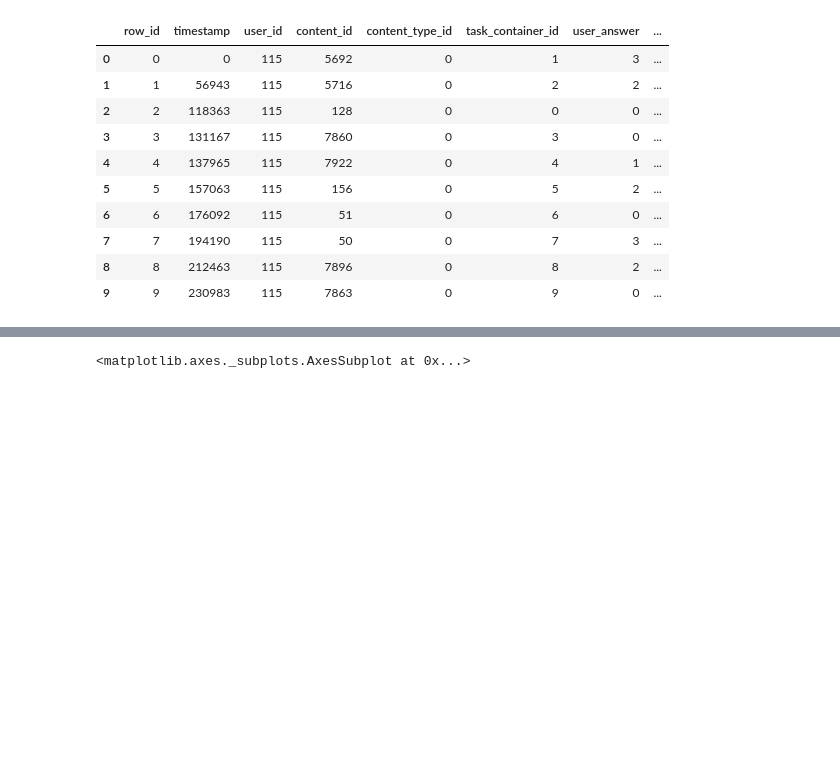
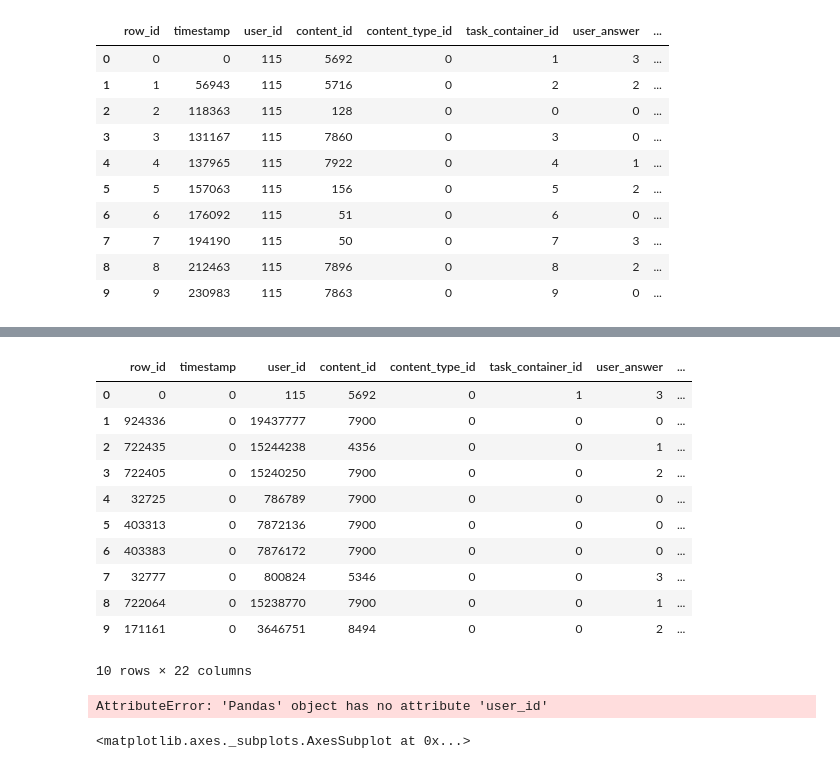
Before and after one commit to SuHe36/Notes, a Jupyter notebook: jupyter/pytorch/EDA/EDA.ipynb, the cells around one changed output, grey strips where cells are left out. Drawn from its saved outputs; the diff is of its cells as text; code cells hidden in the pictures; blank space fills up the shorter version.

```diff
--- a/jupyter/pytorch/EDA/EDA.ipynb
+++ b/jupyter/pytorch/EDA/EDA.ipynb
@@ -156,0 +252,7 @@ train_df.describe()
+# %%
+result_user3 =  train_df.groupby(by='user_id')
+# %%
+combine = result_user3.agg({'content_id':','.join, 'answered_correctly':','.join,'part':','.join,
+                            'prior_question_elapsed_time':','.join})
+# %%
+combine.columns = ['all_content_id','all_answer','all_part','all_prior_elapsed']
@@ -157,3 +278,32 @@ train_df.describe()
+# %%
+train_df = pd.merge(train_df, combine, left_on='user_id',right_on='user_id',how='left')
+# %%
+train_df.head(10)
+# %% [output]
+|  | row_id | timestamp | user_id | content_id | content_type_id | task_container_id | user_answer | ... |
+| 0 | 0 | 0 | 115 | 5692 | 0 | 1 | 3 | ... |
+| 1 | 924336 | 0 | 19437777 | 7900 | 0 | 0 | 0 | ... |
+| 2 | 722435 | 0 | 15244238 | 4356 | 0 | 0 | 1 | ... |
+| 3 | 722405 | 0 | 15240250 | 7900 | 0 | 0 | 2 | ... |
+| 4 | 32725 | 0 | 786789 | 7900 | 0 | 0 | 0 | ... |
+| 5 | 403313 | 0 | 7872136 | 7900 | 0 | 0 | 0 | ... |
+| 6 | 403383 | 0 | 7876172 | 7900 | 0 | 0 | 0 | ... |
+| 7 | 32777 | 0 | 800824 | 5346 | 0 | 0 | 3 | ... |
+| 8 | 722064 | 0 | 15238770 | 7900 | 0 | 0 | 1 | ... |
+| 9 | 171161 | 0 | 3646751 | 8494 | 0 | 0 | 2 | ... |
+10 rows × 22 columns
+# %%
+d = dict()
+index = 0
+for row in train_df.itertuples():
+    cid = getattr(row, 'user_id')
+    if cid in d.keys():
+        continue
+    d[cid] = index
+    index += 1
+d['unknown'] = index+1
+# %% [output]
+AttributeError: 'Pandas' object has no attribute 'user_id'
 # %%
 train_df['timestamp'].hist(bins = 100)
 # %% [output]
```
Also changed, not shown: parts of 23 cells of this notebook, 11 other files.
